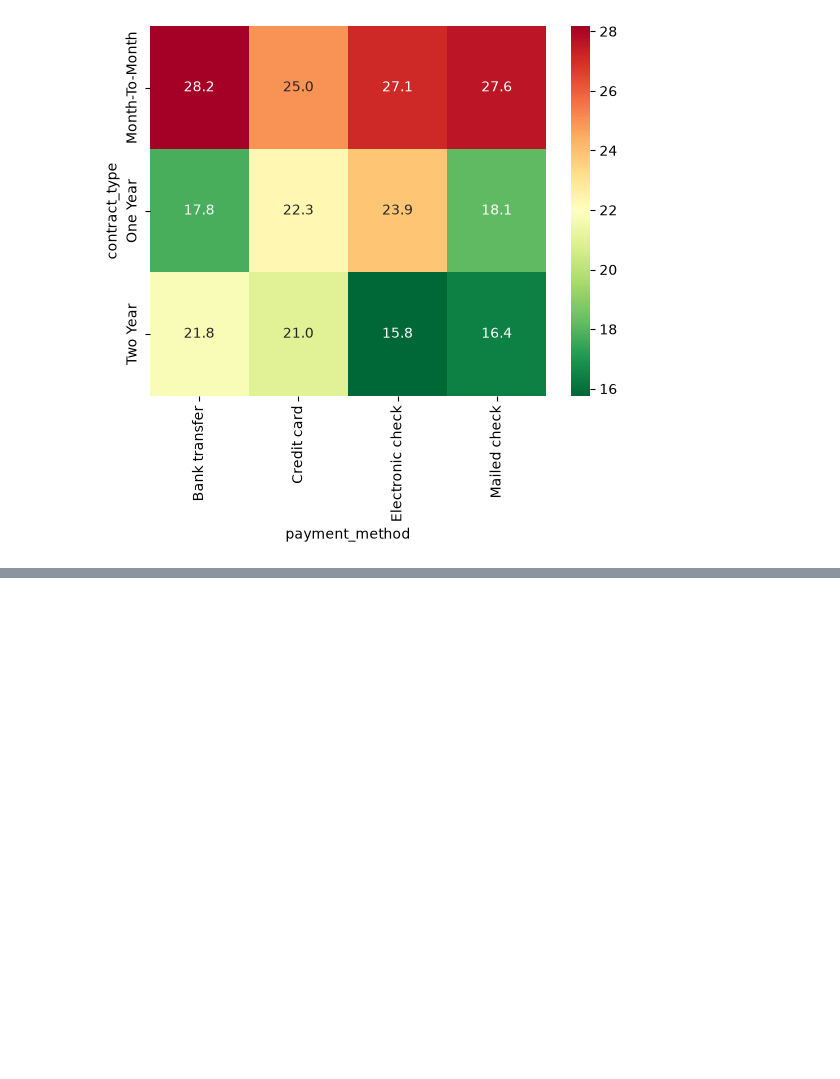
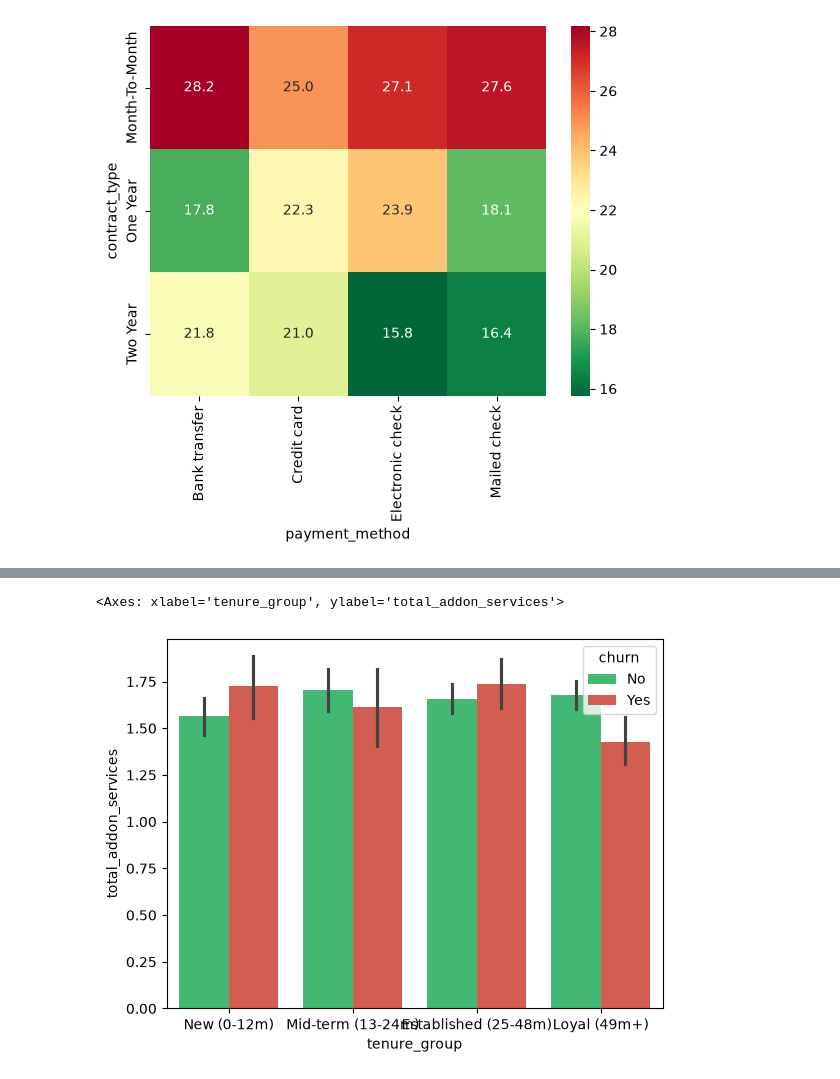
Before and after one commit to jerinira/telecom-churn-analysis, a Jupyter notebook: notebooks/03_test_exploratory_data_analysis.ipynb, the cells around one changed output, grey strips where cells are left out. Saved outputs shown, nothing was run; the diff lists cells and outputs as text; code cells hidden in the pictures; blank space fills up the shorter version.

```diff
--- a/notebooks/03_test_exploratory_data_analysis.ipynb
+++ b/notebooks/03_test_exploratory_data_analysis.ipynb
@@ -141,0 +195,18 @@ sns.heatmap(
+# %%
+""" Cohort analysis: Add-on service adoption """
+
+TENURE_ORDER = ["New (0-12m)", "Mid-term (13-24m)", "Established (25-48m)", "Loyal (49m+)"]
+
+df["tenure_group"] = pd.Categorical(df["tenure_group"], categories=TENURE_ORDER, ordered=True)
+
+
+sns.barplot(
+    data=df,
+    x="tenure_group",
+    y="total_addon_services",
+    hue="churn",
+    palette={"Yes": "#e74c3c", "No": "#2ecc71"}
+)
+# %% [output]
+<Axes: xlabel='tenure_group', ylabel='total_addon_services'>
+[figure, added]
```
Also changed, not shown: parts of 4 cells of this notebook, 1 other file.
